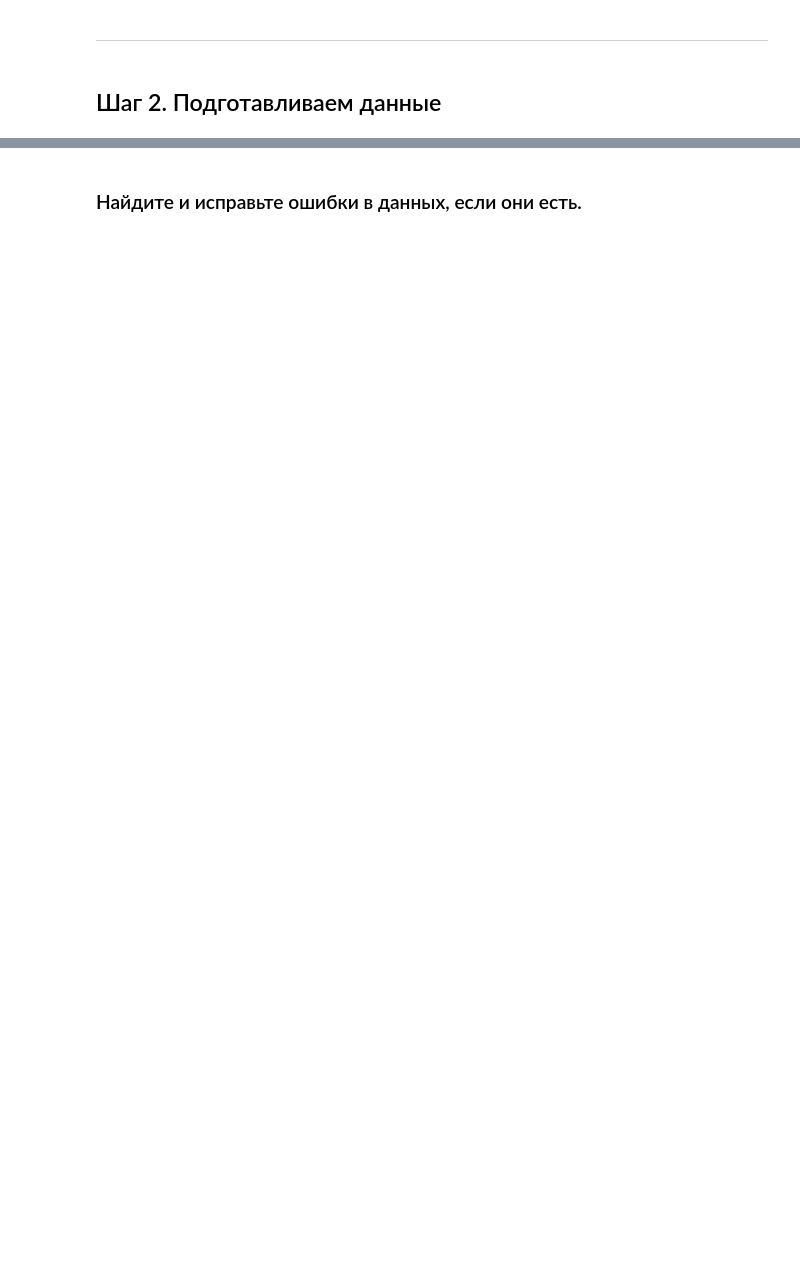
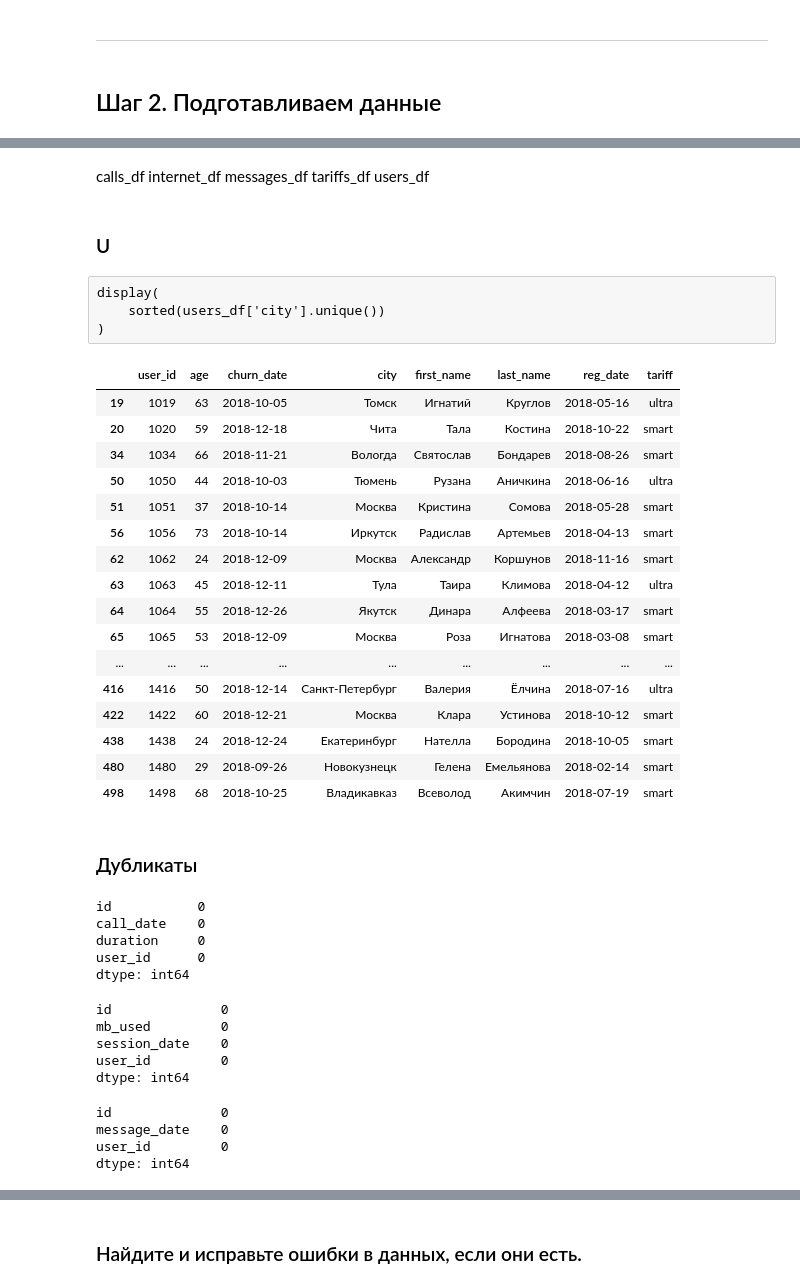
Before and after one commit to zabelin-ds/practicum, a Jupyter notebook: 04_project/megaline_00.ipynb, the cells around one changed output, grey strips where cells are left out. Saved outputs shown, nothing was run; the diff lists cells and outputs as text; code cells hidden in the pictures; blank space fills up the shorter version.

```diff
--- a/04_project/megaline_00.ipynb
+++ b/04_project/megaline_00.ipynb
@@ -115,0 +198,65 @@ display(
+# %% [markdown]
+calls_df
+internet_df
+messages_df
+tariffs_df
+users_df
+# %% [markdown]
+### U
+# %% [raw]
+display(
+    sorted(users_df['city'].unique())
+)
+# %%
+display(
+    users_df.loc[users_df['churn_date'].notna()]
+)
+# %% [output]
+|  | user_id | age | churn_date | city | first_name | last_name | reg_date | tariff |
+| 19 | 1019 | 63 | 2018-10-05 | Томск | Игнатий | Круглов | 2018-05-16 | ultra |
+| 20 | 1020 | 59 | 2018-12-18 | Чита | Тала | Костина | 2018-10-22 | smart |
+| 34 | 1034 | 66 | 2018-11-21 | Вологда | Святослав | Бондарев | 2018-08-26 | smart |
+| 50 | 1050 | 44 | 2018-10-03 | Тюмень | Рузана | Аничкина | 2018-06-16 | ultra |
+| 51 | 1051 | 37 | 2018-10-14 | Москва | Кристина | Сомова | 2018-05-28 | smart |
+| 56 | 1056 | 73 | 2018-10-14 | Иркутск | Радислав | Артемьев | 2018-04-13 | smart |
+| 62 | 1062 | 24 | 2018-12-09 | Москва | Александр | Коршунов | 2018-11-16 | smart |
+| 63 | 1063 | 45 | 2018-12-11 | Тула | Таира | Климова | 2018-04-12 | ultra |
+| 64 | 1064 | 55 | 2018-12-26 | Якутск | Динара | Алфеева | 2018-03-17 | smart |
+| 65 | 1065 | 53 | 2018-12-09 | Москва | Роза | Игнатова | 2018-03-08 | smart |
+| ... | ... | ... | ... | ... | ... | ... | ... | ... |
+| 416 | 1416 | 50 | 2018-12-14 | Санкт-Петербург | Валерия | Ёлчина | 2018-07-16 | ultra |
+| 422 | 1422 | 60 | 2018-12-21 | Москва | Клара | Устинова | 2018-10-12 | smart |
+| 438 | 1438 | 24 | 2018-12-24 | Екатеринбург | Нателла | Бородина | 2018-10-05 | smart |
+| 480 | 1480 | 29 | 2018-09-26 | Новокузнецк | Гелена | Емельянова | 2018-02-14 | smart |
+| 498 | 1498 | 68 | 2018-10-25 | Владикавказ | Всеволод | Акимчин | 2018-07-19 | smart |
+# %% [markdown]
+### Дубликаты
+# %%
+display(
+    calls_df.loc[calls_df.duplicated()].count()
+)
+# %% [output]
+id           0
+call_date    0
+duration     0
+user_id      0
+dtype: int64
+# %%
+display(
+    internet_df.loc[internet_df.duplicated()].count()
+)
+# %% [output]
+id              0
+mb_used         0
+session_date    0
+user_id         0
+dtype: int64
+# %%
+display(
+    messages_df.loc[messages_df.duplicated()].count()
+)
+# %% [output]
+id              0
+message_date    0
+user_id         0
+dtype: int64
```
Also changed, not shown: parts of 56 cells of this notebook.
